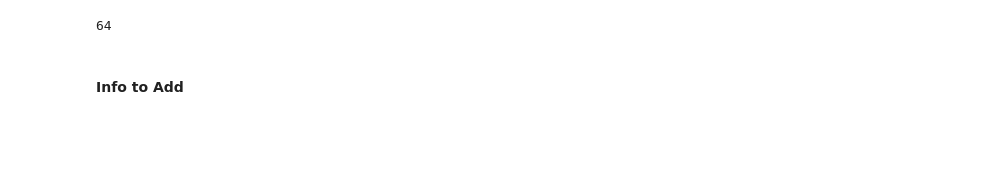
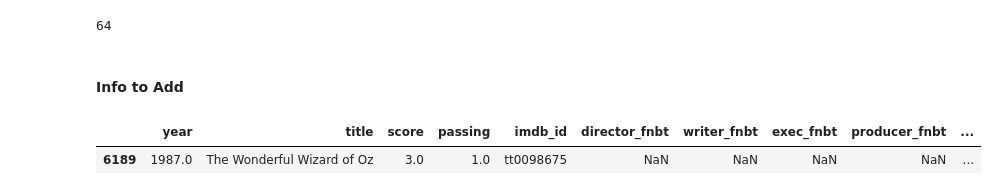
Before and after one commit to MagicMilly/women-in-film-analysis-dashboard, a Jupyter notebook: more_data_munging_useful.ipynb, the cells around one changed output. Saved outputs shown, nothing was run; the diff lists cells and outputs as text; code cells hidden in the pictures; blank space fills up the shorter version.

```diff
--- a/more_data_munging_useful.ipynb
+++ b/more_data_munging_useful.ipynb
@@ -2257,0 +2306,5 @@ lost_in_living = [2013.0, 'Lost In Living', 3.0, 1.0, 'tt2628260', 1.0, 0.0, 0.0
+# %%
+bechdel_no_tv_shows.loc[bechdel_no_tv_shows.title == 'The Wonderful Wizard of Oz']
+# %% [output]
+|  | year | title | score | passing | imdb_id | director_fnbt | writer_fnbt | exec_fnbt | producer_fnbt | ... |
+| 6189 | 1987.0 | The Wonderful Wizard of Oz | 3.0 | 1.0 | tt0098675 | NaN | NaN | NaN | NaN | ... |
```
Also changed, not shown: parts of 7 cells of this notebook.
